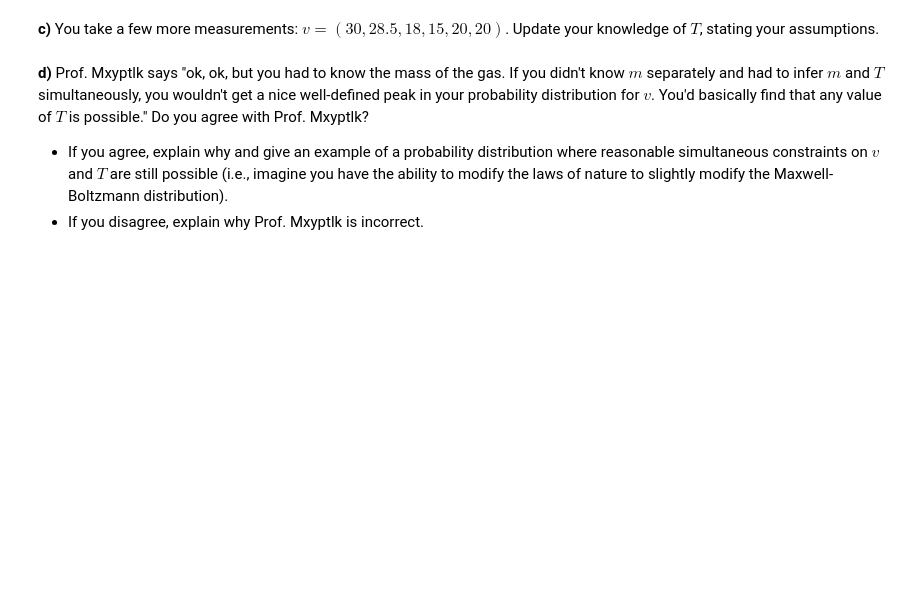
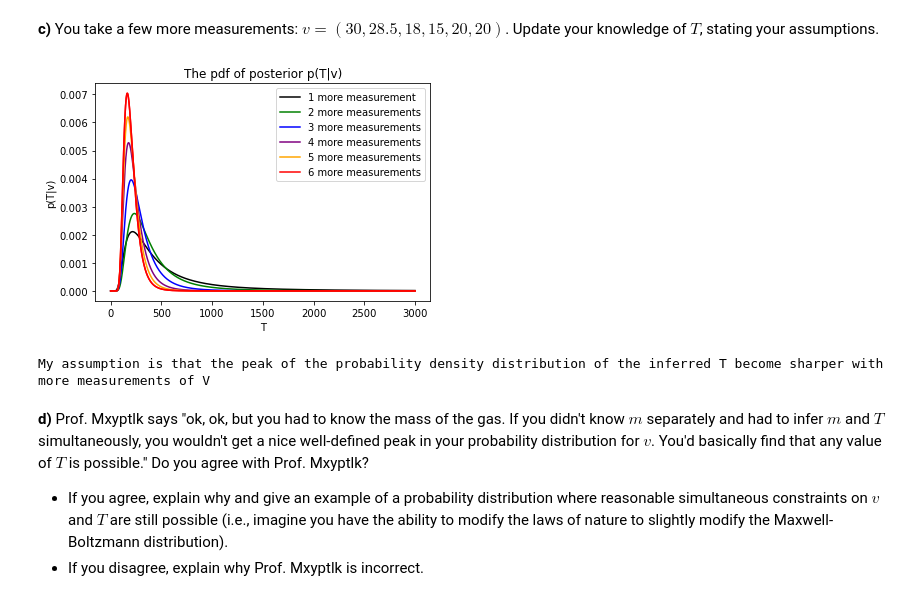
Before and after one commit to Foo2000/PHYS321_CodingLabs, a Jupyter notebook: Midterm2021/Midterm2021.ipynb, the cells around one changed output. Cells and saved outputs as stored; diff of their text form; code cells hidden in the pictures; blank space fills up the shorter version.

```diff
--- a/Midterm2021/Midterm2021.ipynb
+++ b/Midterm2021/Midterm2021.ipynb
@@ -127,3 +208,41 @@ __c)__ You take a few more measurements: $v=(30, 28.5, 18, 15, 20, 20)$. Update
+# %%
+## Your answer here
+
+# the code was copied and modified from Coding Lab 05
+data = np.array([30,28.5,18,15,20,20])
+# define the L_update to be the updated likelihood values, L_update = L initially
+L_update = np.copy(L)
+
+for i in range(6):
+    # multiply L by the likelihood at the i_th data point
+    L_update = L_update * likelihood(data[i], T)
+    # normalize and calculate the current posterior
+    normalization_factor_posterior = np.sum((L_update * uniform_pdf) * 1)
+    y = L_update * uniform_pdf / normalization_factor_posterior
+    if i == 0:
+        plt.plot(T,y,'black',label="1 more measurement")
+    if i == 1:
+        plt.plot(T,y,'g',label="2 more measurements")
+    if i == 2:
+        plt.plot(T,y,'b',label="3 more measurements")
+    if i == 3:
+        plt.plot(T,y,'purple',label="4 more measurements")
+    if i == 4:
+        plt.plot(T,y,'orange',label="5 more measurements")
+    if i == 5:
+        plt.plot(T,y,'r',label="6 more measurements")
+
+plt.plot(T,y,'r')
+plt.xlabel("T")
+plt.ylabel("p(T|v)")
+plt.title("The pdf of posterior p(T|v)")
+plt.legend(loc='best')
+plt.show()
+
+print("My assumption is that the peak of the probability density distribution of the inferred T become sharper with more measurements of V")
+# %% [output]
+[figure, added]
+My assumption is that the peak of the probability density distribution of the inferred T become sharper with more measurements of V
 # %% [markdown]
 __d)__ Prof. Mxyptlk says "ok, ok, but you had to know the mass of the gas. If you didn't know $m$ separately and had to infer $m$ and $T$ simultaneously, you wouldn't get a nice well-defined peak in your probability distribution for $v$. You'd basically find that any value of $T$ is possible." Do you agree with Prof. Mxyptlk?
 
```
Also changed, not shown: parts of 15 cells of this notebook.
